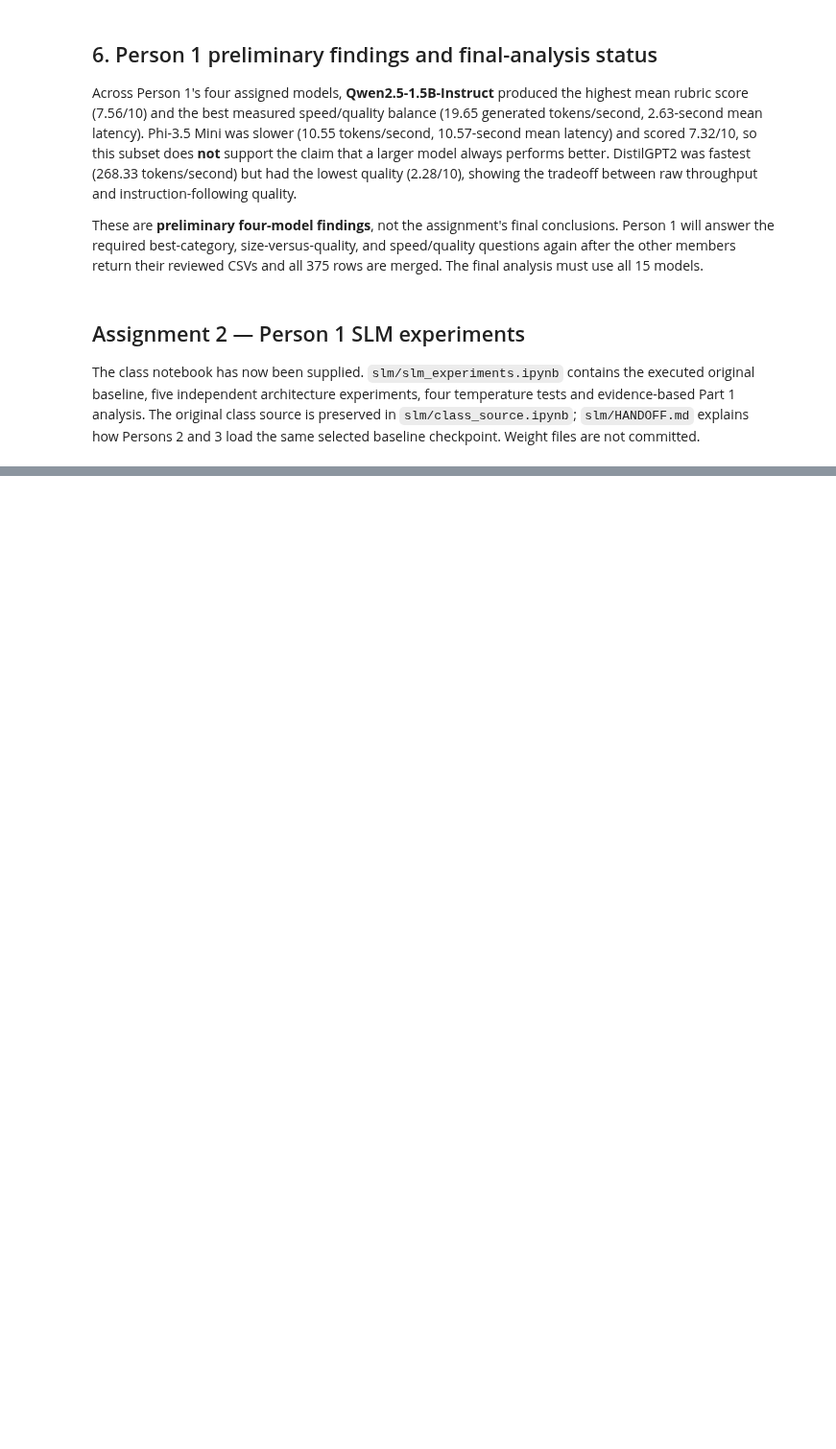
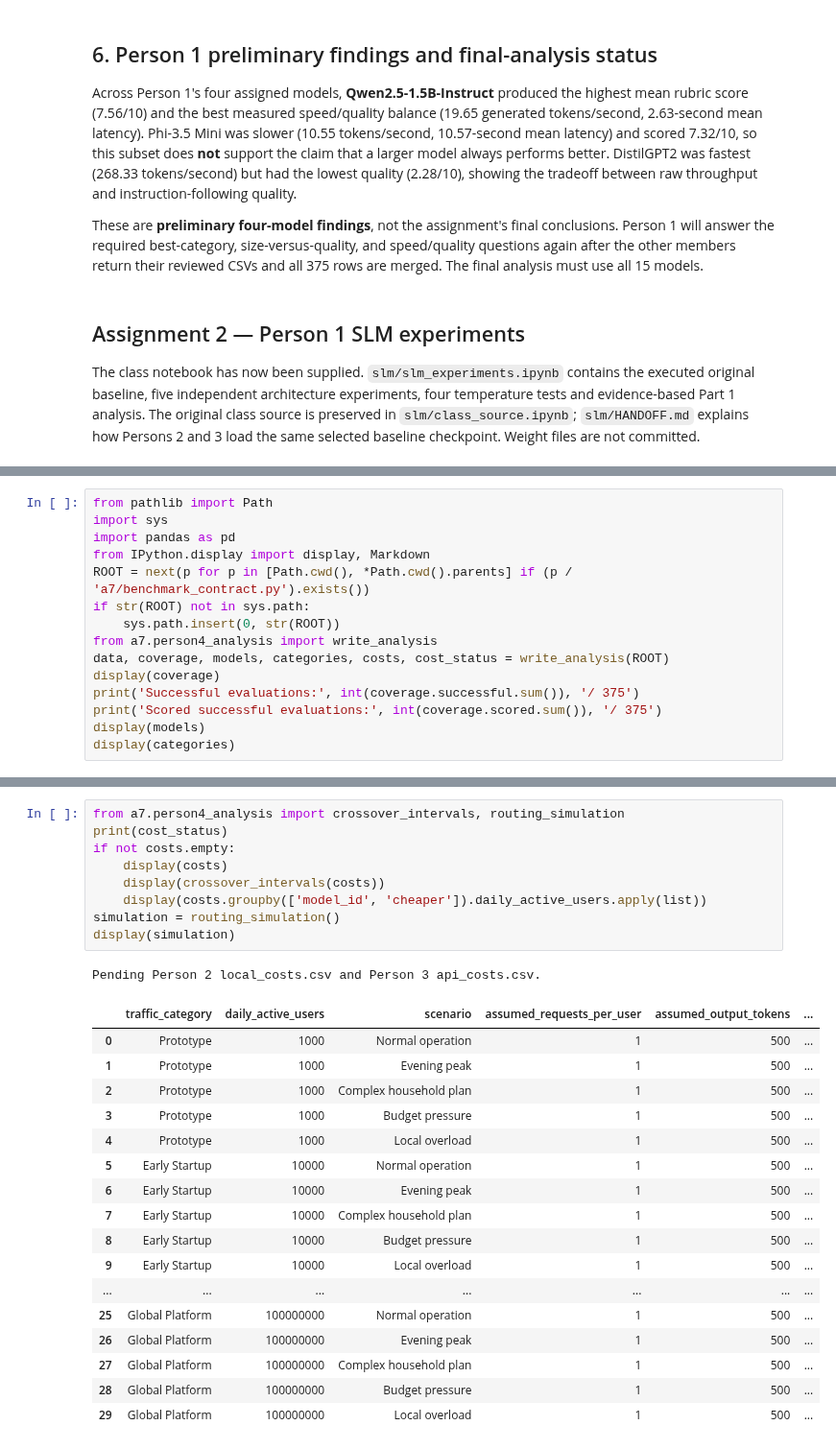
Before and after one commit to HestiaaAI/12_HestiaaAI, a Jupyter notebook: a7/multi_model_system.ipynb, the cells around one changed output, grey strips where cells are left out. Shown at 96% size. Cells and saved outputs as stored; diff of their text form; blank space fills up the shorter version.

```diff
--- a/a7/multi_model_system.ipynb
+++ b/a7/multi_model_system.ipynb
@@ -208,0 +211,15 @@ load the same selected baseline checkpoint. Weight files are not committed.
+# %%
+from pathlib import Path
+import sys
+import pandas as pd
+from IPython.display import display, Markdown
+ROOT = next(p for p in [Path.cwd(), *Path.cwd().parents] if (p / 'a7/benchmark_contract.py').exists())
+if str(ROOT) not in sys.path:
+    sys.path.insert(0, str(ROOT))
+from a7.person4_analysis import write_analysis
+data, coverage, models, categories, costs, cost_status = write_analysis(ROOT)
+display(coverage)
+print('Successful evaluations:', int(coverage.successful.sum()), '/ 375')
+print('Scored successful evaluations:', int(coverage.scored.sum()), '/ 375')
+display(models)
+display(categories)
@@ -208,0 +286,28 @@ load the same selected baseline checkpoint. Weight files are not committed.
+# %%
+from a7.person4_analysis import crossover_intervals, routing_simulation
+print(cost_status)
+if not costs.empty:
+    display(costs)
+    display(crossover_intervals(costs))
+    display(costs.groupby(['model_id', 'cheaper']).daily_active_users.apply(list))
+simulation = routing_simulation()
+display(simulation)
+# %% [output]
+Pending Person 2 local_costs.csv and Person 3 api_costs.csv.
+|  | traffic_category | daily_active_users | scenario | assumed_requests_per_user | assumed_output_tokens | ... |
+| 0 | Prototype | 1000 | Normal operation | 1 | 500 | ... |
+| 1 | Prototype | 1000 | Evening peak | 1 | 500 | ... |
+| 2 | Prototype | 1000 | Complex household plan | 1 | 500 | ... |
+| 3 | Prototype | 1000 | Budget pressure | 1 | 500 | ... |
+| 4 | Prototype | 1000 | Local overload | 1 | 500 | ... |
+| 5 | Early Startup | 10000 | Normal operation | 1 | 500 | ... |
+| 6 | Early Startup | 10000 | Evening peak | 1 | 500 | ... |
+| 7 | Early Startup | 10000 | Complex household plan | 1 | 500 | ... |
+| 8 | Early Startup | 10000 | Budget pressure | 1 | 500 | ... |
+| 9 | Early Startup | 10000 | Local overload | 1 | 500 | ... |
+| ... | ... | ... | ... | ... | ... | ... |
+| 25 | Global Platform | 100000000 | Normal operation | 1 | 500 | ... |
+| 26 | Global Platform | 100000000 | Evening peak | 1 | 500 | ... |
+| 27 | Global Platform | 100000000 | Complex household plan | 1 | 500 | ... |
+| 28 | Global Platform | 100000000 | Budget pressure | 1 | 500 | ... |
+| 29 | Global Platform | 100000000 | Local overload | 1 | 500 | ... |
```
Also changed, not shown: parts of 8 cells of this notebook, 23 other files.
